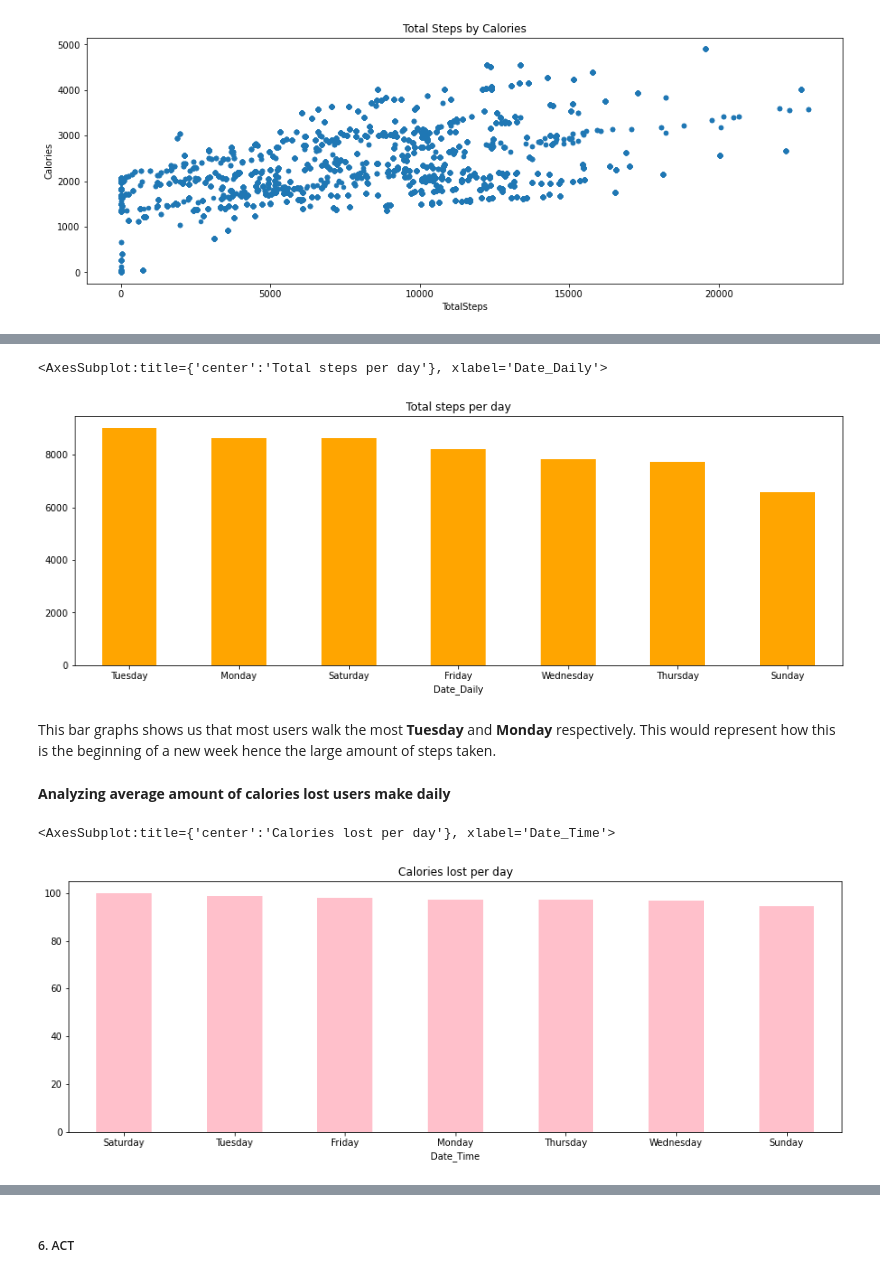
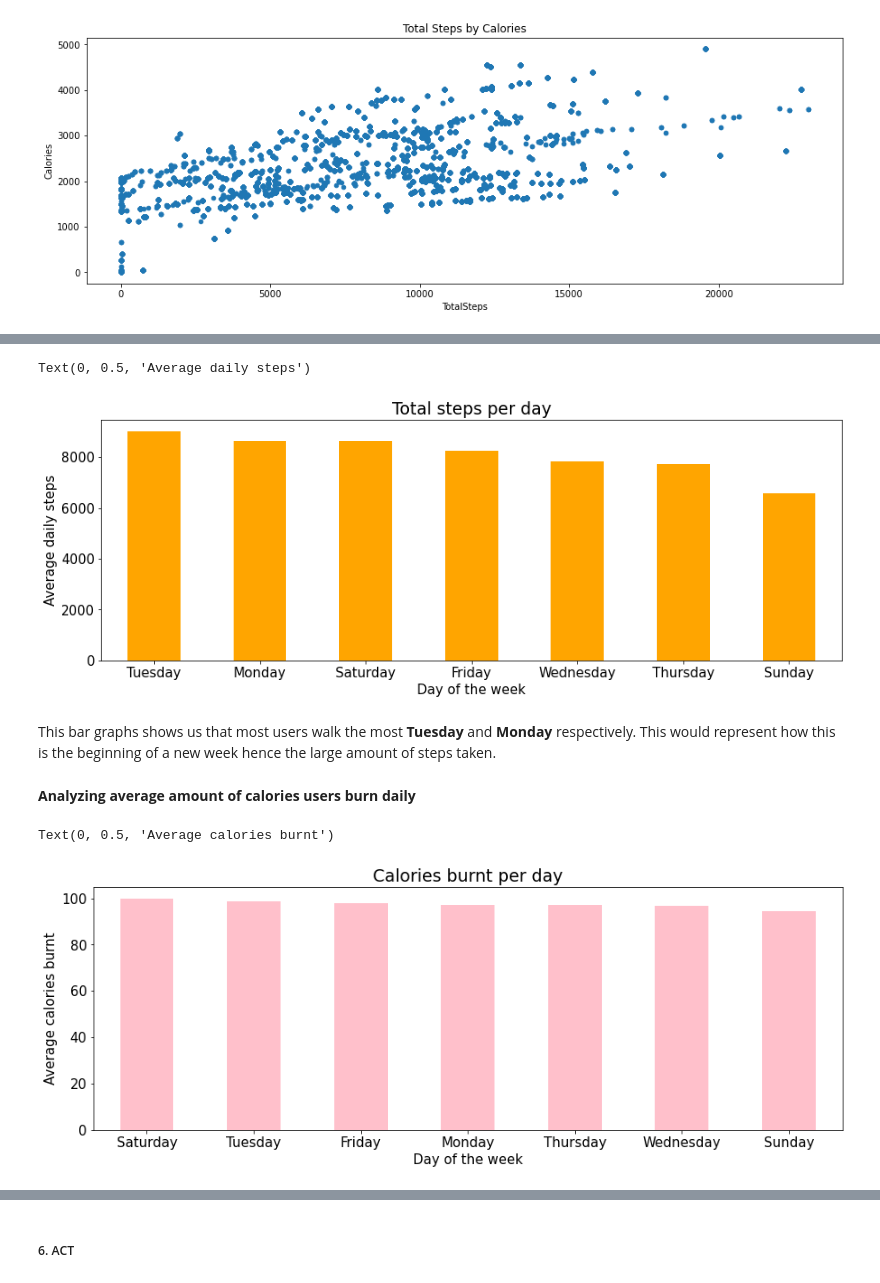
Before and after one commit to KhanyiMM0/bellabeat_technology_capstone, a Jupyter notebook: bellabeat_technology.ipynb, the cells around one changed output, grey strips where cells are left out. Cells and saved outputs as stored; diff of their text form; code cells hidden in the pictures.

```diff
--- a/bellabeat_technology.ipynb
+++ b/bellabeat_technology.ipynb
@@ -480,17 +495,23 @@ This bar graph shows us that users begin losing calories between **12:00 PM and
 # %%
 fig, ax = plt.subplots(figsize=(15,5))
-merged_daily_data.groupby(merged_daily_data['Date_Daily'].dt.day_name())['TotalSteps'].mean().sort_values(ascending=False).plot(kind='bar', title='Total steps per day', color='orange', rot=0, ax=ax)
+merged_daily_data.groupby(merged_daily_data['Date_Daily'].dt.day_name())['TotalSteps'].mean().sort_values(ascending=False).plot(kind='bar', color='orange', fontsize=15, rot=0, ax=ax)
+plt.title('Total steps per day', fontsize=19)
+ax.set_xlabel('Day of the week', fontsize = 15)
+ax.set_ylabel('Average daily steps', fontsize = 15)
 # %% [output]
-<AxesSubplot:title={'center':'Total steps per day'}, xlabel='Date_Daily'>
+Text(0, 0.5, 'Average daily steps')
-[figure, old version]
+[figure, new version]
 # %% [markdown]
 This bar graphs shows us that most users walk the most **Tuesday** and **Monday** respectively. This would represent how this is the beginning of a new week hence the large amount of steps taken.
 # %% [markdown]
-**Analyzing average amount of calories lost users make daily**
+**Analyzing average amount of calories users burn daily**
 # %%
 fig, ax = plt.subplots(figsize=(15,5))
-merged_hourly_data.groupby(merged_hourly_data['Date_Time'].dt.day_name())['Calories'].mean().sort_values(ascending=False).plot(kind='bar', title='Calories lost per day', color='pink', rot=0, ax=ax)
+merged_hourly_data.groupby(merged_hourly_data['Date_Time'].dt.day_name())['Calories'].mean().sort_values(ascending=False).plot(kind='bar', color='pink', fontsize=15, rot=0, ax=ax)
+plt.title('Calories burnt per day', fontsize=19)
+ax.set_xlabel('Day of the week', fontsize = 15)
+ax.set_ylabel('Average calories burnt', fontsize = 15)
 # %% [output]
-<AxesSubplot:title={'center':'Calories lost per day'}, xlabel='Date_Time'>
+Text(0, 0.5, 'Average calories burnt')
-[figure, old version]
+[figure, new version]
 # %% [markdown]
```
Also changed, not shown: parts of 18 cells of this notebook.
